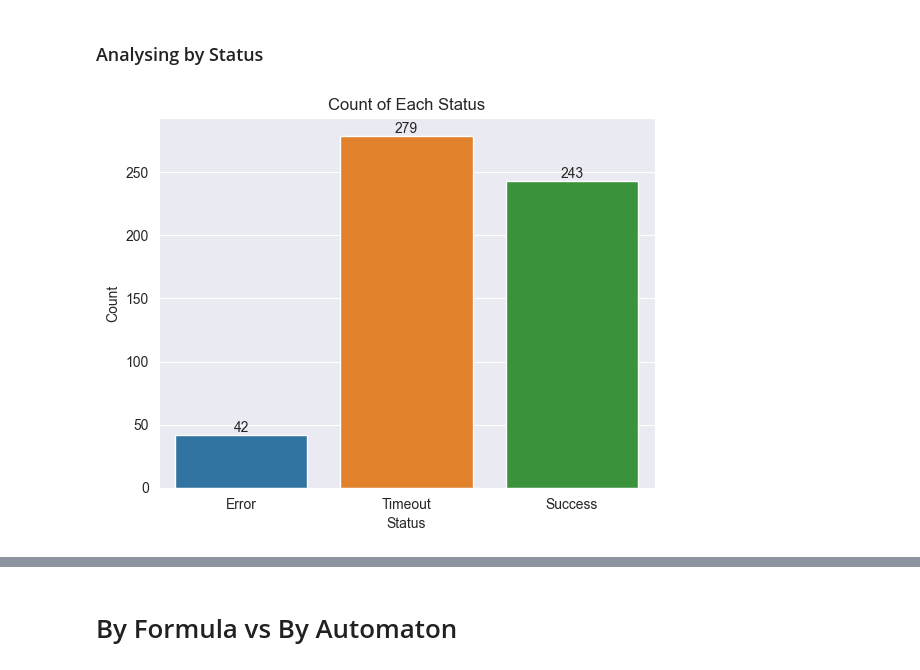
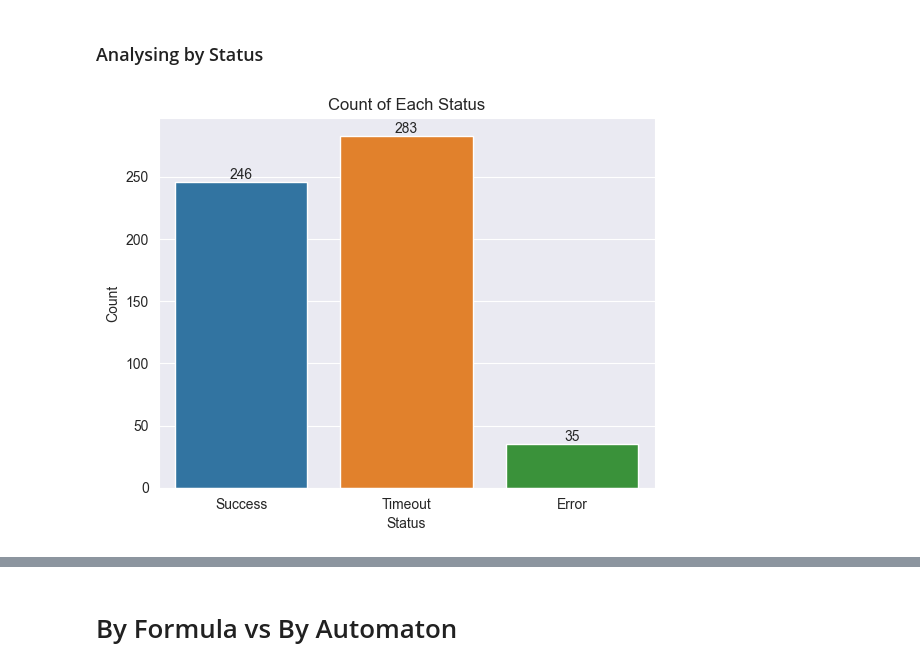
Before and after one commit to eliyaoo32/DepSynt, a Jupyter notebook: notebooks/find-dependencies.ipynb, the cells around one changed output, grey strips where cells are left out. Saved outputs shown, nothing was run; the diff lists cells and outputs as text; code cells hidden in the pictures.

```diff
--- a/notebooks/find-dependencies.ipynb
+++ b/notebooks/find-dependencies.ipynb
@@ -45,7 +60,7 @@ class Algorithm(Enum):
         return str(self.value)
 # %%
 def get_all_benchmarks(path):
-    hoa_files = glob(os.path.join(path, "*.json"))
+    hoa_files = glob(os.path.join(path, "*.hoa"))
     names = [
         Path(f).stem
         for f in hoa_files
@@ -199,5 +248,6 @@ plt.show()
 # %%
 by_formula_loader = benchmark_loader(Algorithm.FORMULA, DEPENDENCIES_BY_FORMULA)
 by_formula_df = pd.DataFrame([by_formula_loader(name) for name in get_all_benchmarks(DEPENDENCIES_BY_FORMULA)])
+by_formula_df.set_index("id", inplace=True)
 by_formula_df.head(5)
 # %% [output]
@@ -227,12 +300,12 @@ by_formula_df[by_formula_df["status"] != Status.SUCCESS][["algorithm", "status",
 ### Analysing by Status
 # %%
 tmp_df = by_formula_df.copy()
-tmp_df["status"] =tmp_df["status"].astype(str)
-ax = sns.countplot(data=tmp_df, x="status")
+tmp_df["Status"] = tmp_df["Status"].astype(str)
+ax = sns.countplot(data=tmp_df, x="Status")
 ax.bar_label(ax.containers[0])
 plt.title('Count of Each Status')
 plt.xlabel('Status')
 plt.ylabel('Count')
 plt.show()
 # %% [output]
-[figure, old version]
+[figure, new version]
```
Also changed, not shown: parts of 16 cells of this notebook.
